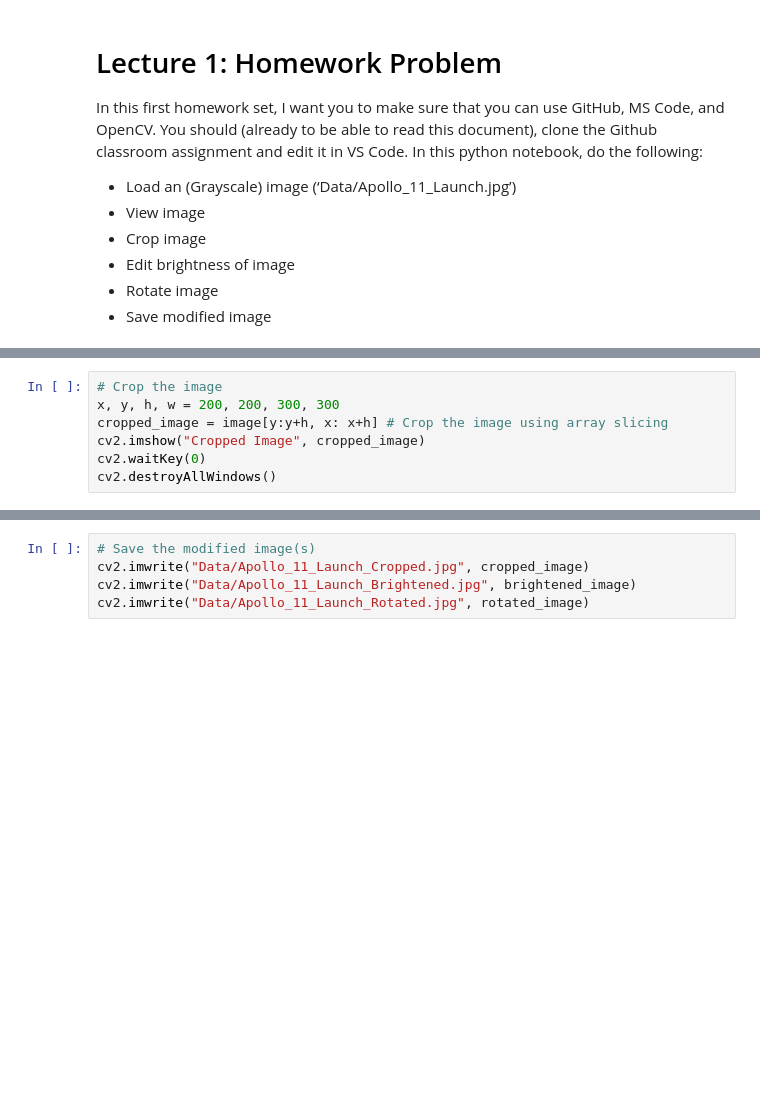
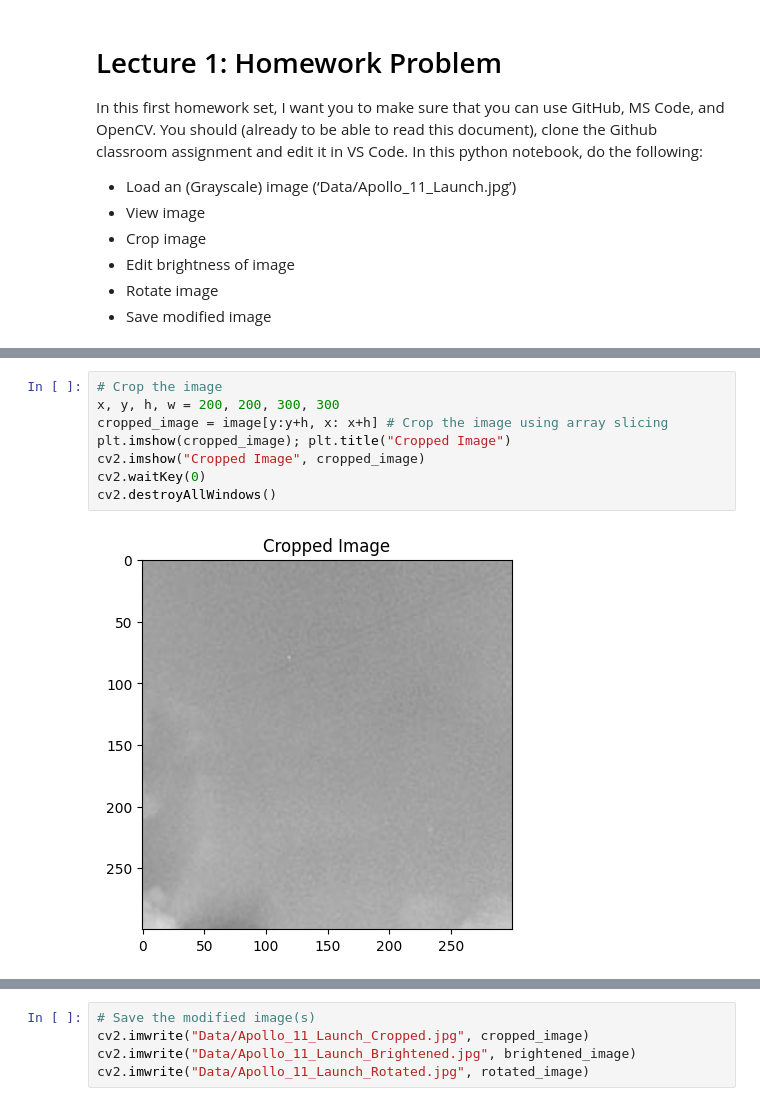
Before and after one commit to SSOE-ECE1390/verifying-setup-IyanekiB, a Jupyter notebook: Homework_0.ipynb, the cells around one changed output, grey strips where cells are left out. Drawn from its saved outputs; the diff is of its cells as text; blank space fills up the shorter version.

```diff
--- a/Homework_0.ipynb
+++ b/Homework_0.ipynb
@@ -25,10 +29,13 @@ cv2.destroyAllWindows()
 # %%
 # Crop the image
 x, y, h, w = 200, 200, 300, 300
 cropped_image = image[y:y+h, x: x+h] # Crop the image using array slicing
+plt.imshow(cropped_image); plt.title("Cropped Image")
 cv2.imshow("Cropped Image", cropped_image)
 cv2.waitKey(0)
 cv2.destroyAllWindows()
+# %% [output]
+[figure, added]
 # %%
 # Edit brightness of image
 brightness_value = 90 # Adjust brighntness by adding a constant value
```
Also changed, not shown: parts of 5 cells of this notebook, 3 other files.
